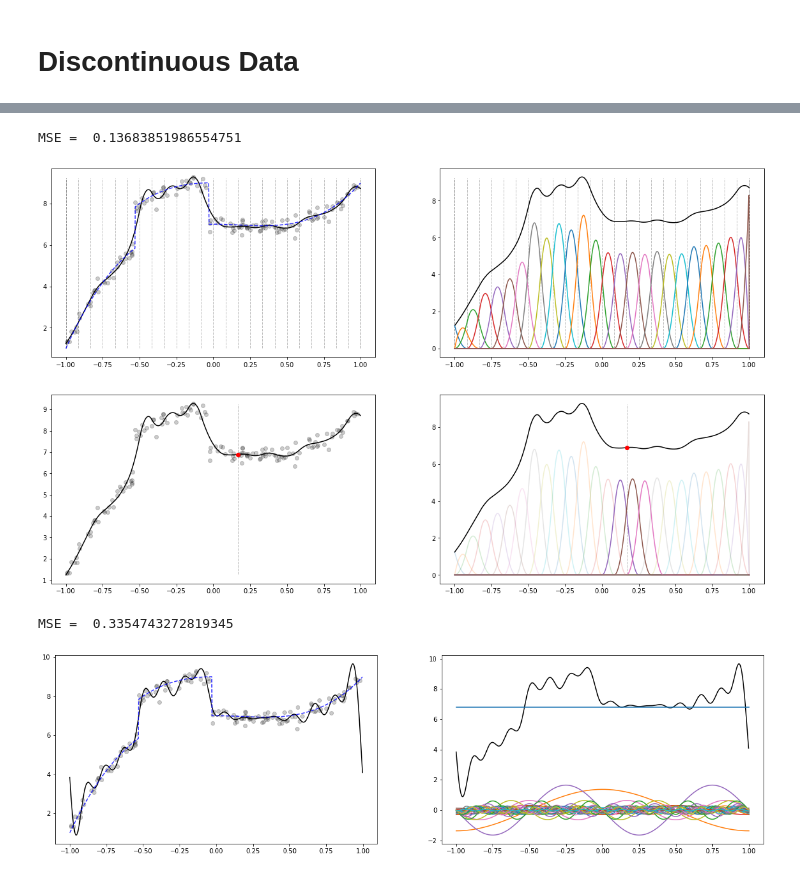
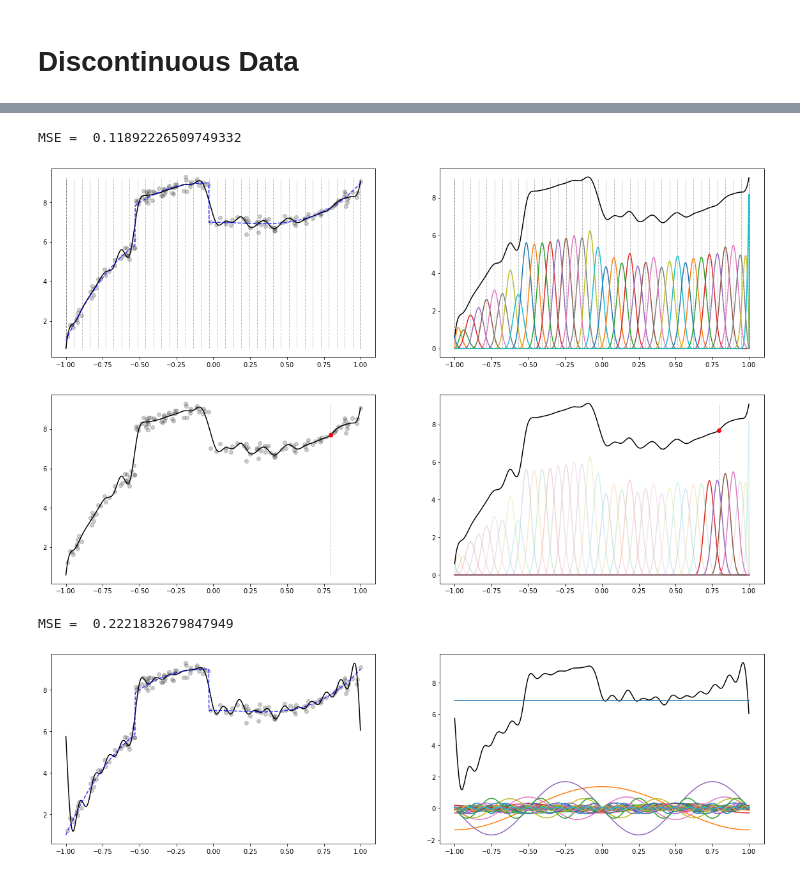
Before and after one commit to HJakeCunningham/GPBasisFunctions, a Jupyter notebook: Data_driven_orthogonal_basis_selection/experiments/basis_comparison.ipynb, the cells around one changed output, grey strips where cells are left out. Drawn from its saved outputs; the diff is of its cells as text; code cells hidden in the pictures.

```diff
--- a/Data_driven_orthogonal_basis_selection/experiments/basis_comparison.ipynb
+++ b/Data_driven_orthogonal_basis_selection/experiments/basis_comparison.ipynb
@@ -270,12 +278,12 @@ _ = plt.plot(X_test, y_test, c="k")
 # %%
-B = Model(a=-1, b=1, order=2, num_basis=26, type_basis='B', type_knots='U', X_train=X_train)
+B = Model(a=-1, b=1, order=3, num_basis=40, type_basis='B', type_knots='U', X_train=X_train)
 B.inference(X_train, y_train, X_test, y_test)
 # %% [output]
-MSE =  0.13683851986554751
+MSE =  0.11892226509749332
-[figure, old version]
+[figure, new version]
 # %%
-F = Model(a=-1, b=1, order=3, num_basis=30, type_basis='F', type_knots='U', X_train=X_train)
+F = Model(a=-1, b=1, order=3, num_basis=40, type_basis='F', type_knots='U', X_train=X_train)
 F.inference(X_train, y_train, X_test, y_test)
 # %% [output]
-MSE =  0.3354743272819345
+MSE =  0.2221832679847949
-[figure, old version]
+[figure, new version]
```
Also changed, not shown: parts of 2 cells of this notebook, 7 other files.
